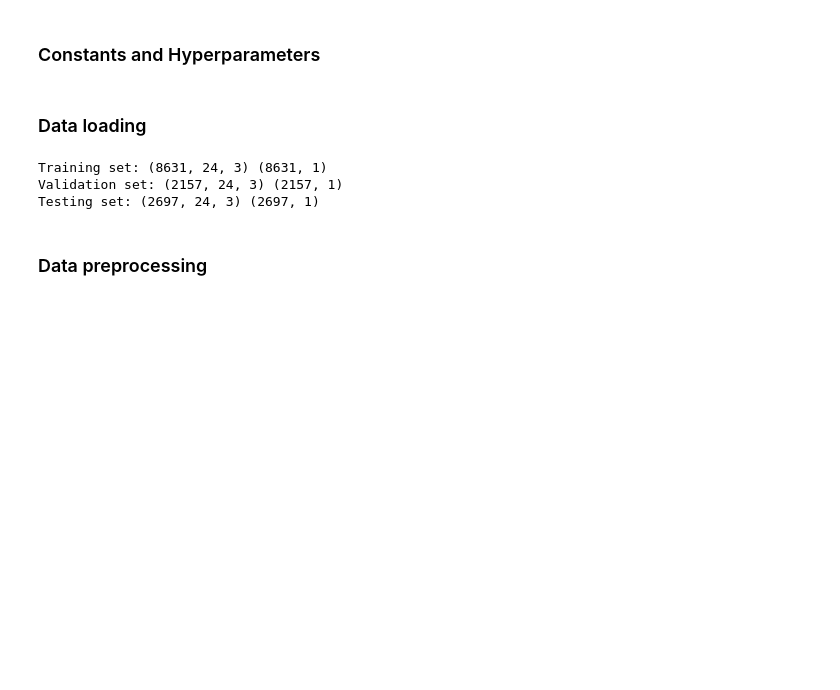
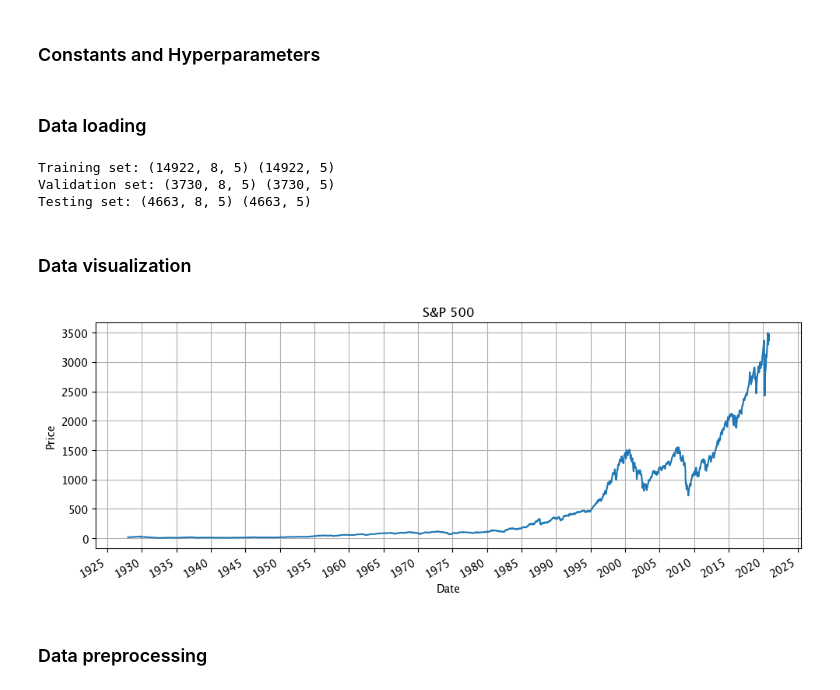
Before and after one commit to FrancescoMontanaro/Machine-Learning-from-scratch, a Jupyter notebook: Deep Learning/Recurrent Neural Network (RNN)/train_rnn.ipynb, the cells around one changed output. Saved outputs shown, nothing was run; the diff lists cells and outputs as text; code cells hidden in the pictures; blank space fills up the shorter version.

```diff
--- a/Deep Learning/Recurrent Neural Network (RNN)/train_rnn.ipynb
+++ b/Deep Learning/Recurrent Neural Network (RNN)/train_rnn.ipynb
@@ -33,15 +38,15 @@ np.random.seed(seed)
 ### Data loading
 # %%
 # Load the dataset
-def load_weather_data(file_path: str) -> list[dict]:
+def load_data(file_path: str) -> list[dict]:
     """
-    Load weather data from a CSV file.
+    Load data from a CSV file.
 
     Parameters:
     - file_path: str, path to the CSV file
 
     Returns:
-    - data: list[dict], list of dictionaries containing the weather data
+    - data: list[dict], list of dictionaries containing the data
     """
 
     # Read the CSV file
@@ -98,12 +101,11 @@ def build_sequences(data: list[dict], input_keys: list[str], label_keys: list[st
 # %%
-# Load the weather data
-weather_data = load_weather_data(dataset_path)
+# Load the data
+data = load_data(dataset_path)
 # %%
 # Build sequences of input features and labels
 features, labels = build_sequences(
-    data = weather_data,
-    input_keys = ['tmax', 'tmin', 'rain'],
-    label_keys = ['tmax_tomorrow'],
+    data = data,
+    features_keys = ['Open', 'High', 'Low', 'Close', 'Volume'],
     seq_length = seq_len
 )
 
@@ -120,6 +122,34 @@ print('Training set:', X_train.shape(), y_train.shape())
 print('Validation set:', X_valid.shape(), y_valid.shape())
 print('Testing set:', X_test.shape(), y_test.shape())
 # %% [output]
-Training set: (8631, 24, 3) (8631, 1)
-Validation set: (2157, 24, 3) (2157, 1)
-Testing set: (2697, 24, 3) (2697, 1)
+Training set: (14922, 8, 5) (14922, 5)
+Validation set: (3730, 8, 5) (3730, 5)
+Testing set: (4663, 8, 5) (4663, 5)
+# %% [markdown]
+### Data visualization
+# %%
+def reduce_by_mean(arr: np.ndarray, group_size: int) -> np.ndarray:
+    """
+    Reduce an array by taking the mean of each group of elements.
+
+    Parameters:
+    - arr: np.ndarray, input array to reduce
+    - group_size: int, size of each group to take the mean of
+
+    Returns:
+    - np.ndarray, reduced array with the mean of each group
+    """
+
+    # Extract the shape of the array
+    n = len(arr)
+
+    # Check if the group size is valid
+    if group_size <= 0 or n < group_size:
+        # Raise an error if the group size is invalid
+        raise ValueError("Group size must be positive and less than or equal to the length of the array.")
+
+    # Trim the array to a multiple of the group size
+    trimmed_length = n - (n % group_size)
+
+    # Reshape the array to group the elements and take the mean of each group
+    return arr[:trimmed_length].reshape(-1, group_size).mean(axis=1)
@@ -126,3 +204,14 @@ Testing set: (2697, 24, 3) (2697, 1)
+# %%
+# Extract the close prices from the data
+close_prices = np.array([float(sample['Close']) if sample['Close'] != '' else 0.0 for sample in data])
+
+# Reduce the close prices by taking the mean of each group of 24 elements
+close_prices = reduce_by_mean(close_prices, seq_len)
+
+# Plot the reduced close prices
+plot_data(close_prices, data[0]['Date'], data[-1]['Date'], x_freq=5)
+# %% [output]
+[figure, added]
 # %% [markdown]
 ### Data preprocessing
 # %%
```
Also changed, not shown: parts of 17 cells of this notebook, 11 other files.
